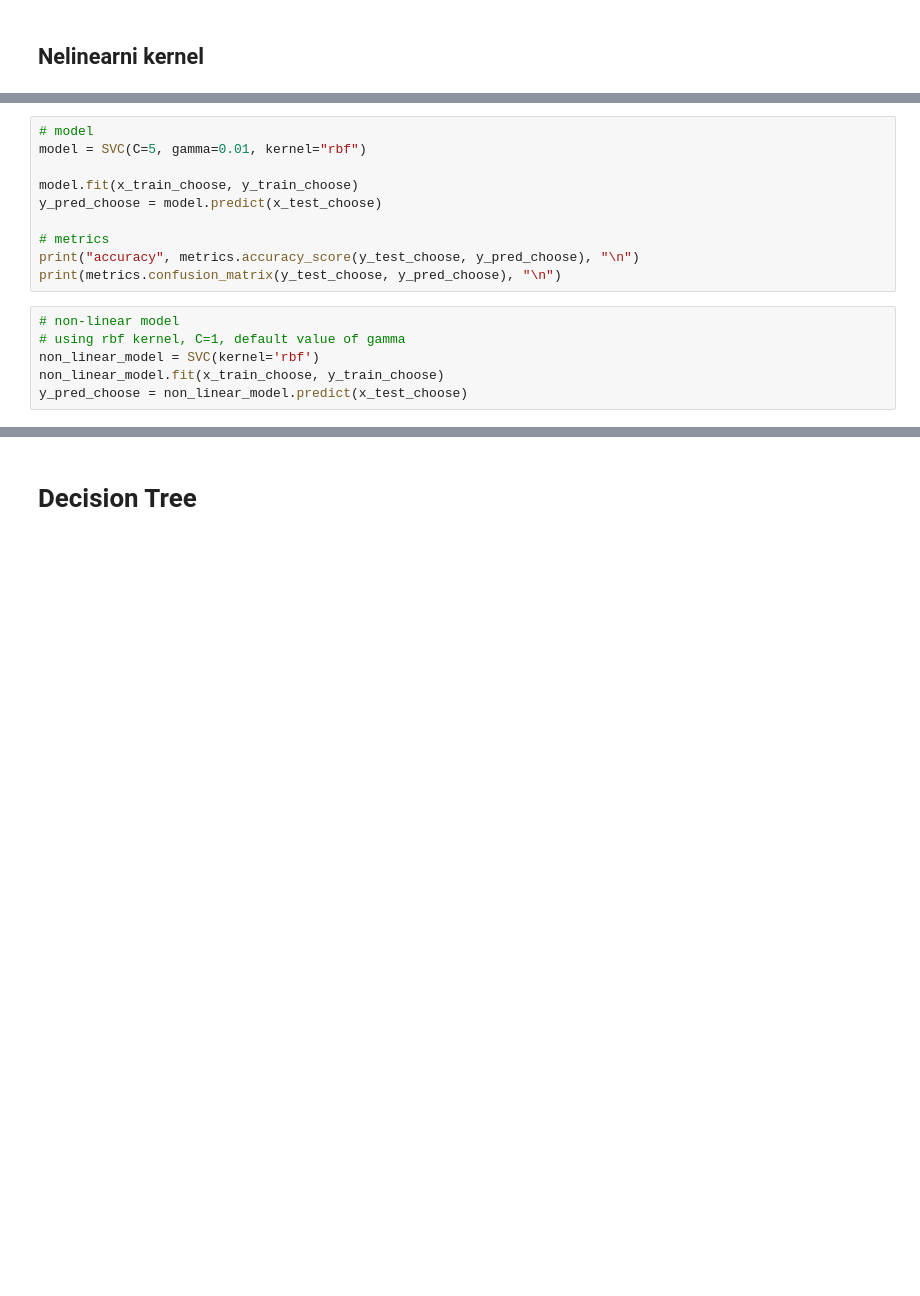
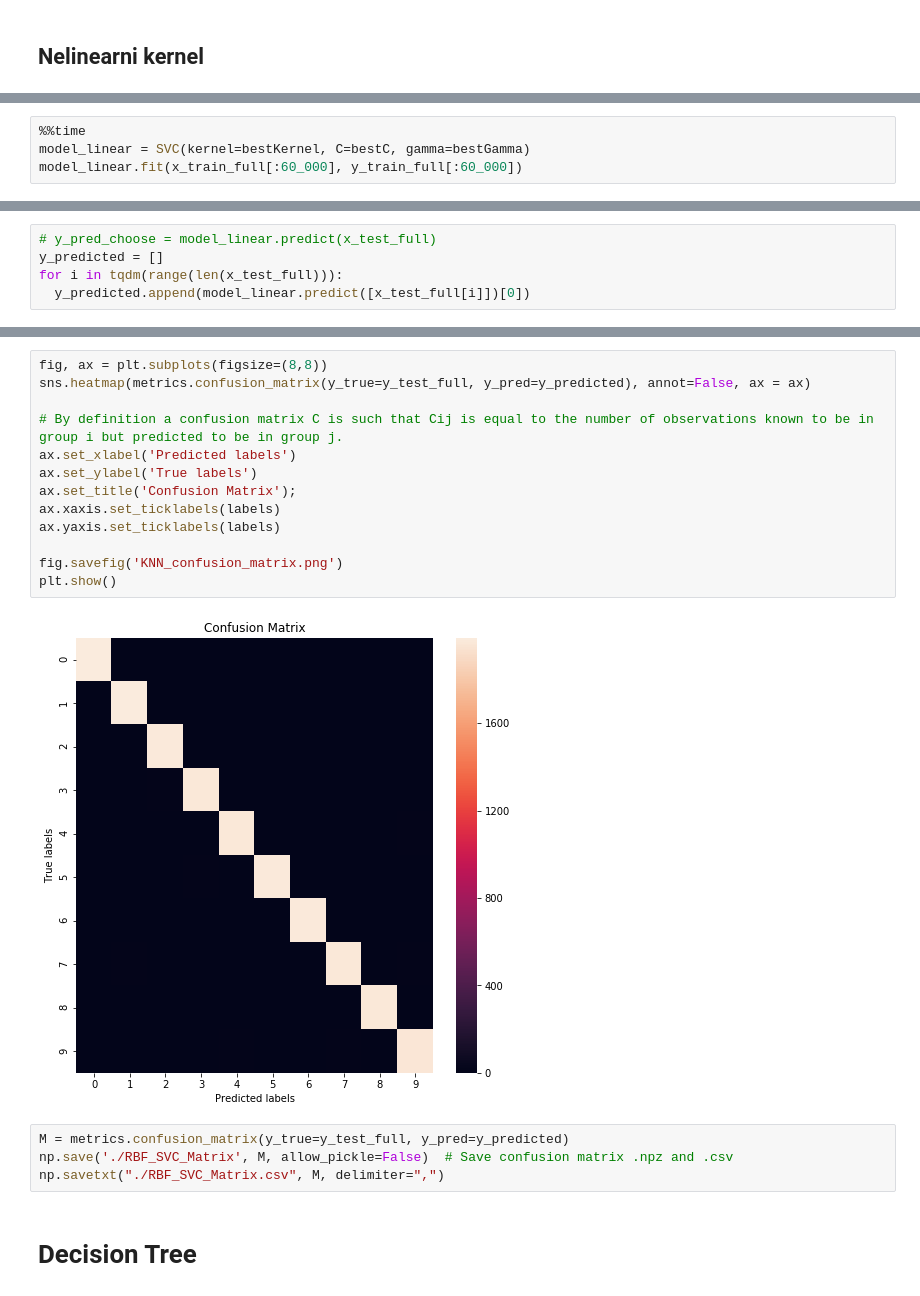
Before and after one commit to MilanCugur/DoubledMNIST, a Jupyter notebook: DoubledMNIST_Classification_Tasks.ipynb, the cells around one changed output, grey strips where cells are left out. Cells and saved outputs as stored; diff of their text form; blank space fills up the shorter version.

```diff
--- a/DoubledMNIST_Classification_Tasks.ipynb
+++ b/DoubledMNIST_Classification_Tasks.ipynb
@@ -491,16 +464,0 @@ The best test score is 0.917 corresponding to hyperparameters {'C': 5, 'gamma':
-# %%
-# model
-model = SVC(C=5, gamma=0.01, kernel="rbf")
-
-model.fit(x_train_choose, y_train_choose)
-y_pred_choose = model.predict(x_test_choose)
-
-# metrics
-print("accuracy", metrics.accuracy_score(y_test_choose, y_pred_choose), "\n")
-print(metrics.confusion_matrix(y_test_choose, y_pred_choose), "\n")
-# %%
-# non-linear model
-# using rbf kernel, C=1, default value of gamma
-non_linear_model = SVC(kernel='rbf')
-non_linear_model.fit(x_train_choose, y_train_choose)
-y_pred_choose = non_linear_model.predict(x_test_choose)
@@ -506,0 +517,4 @@ y_pred_choose = non_linear_model.predict(x_test_choose)
+# %%
+%%time
+model_linear = SVC(kernel=bestKernel, C=bestC, gamma=bestGamma)
+model_linear.fit(x_train_full[:60_000], y_train_full[:60_000])
@@ -507 +524,6 @@ y_pred_choose = non_linear_model.predict(x_test_choose)
+# %%
+# y_pred_choose = model_linear.predict(x_test_full)
+y_predicted = []
+for i in tqdm(range(len(x_test_full))):
+  y_predicted.append(model_linear.predict([x_test_full[i]])[0])
 # %%
@@ -510,3 +565,22 @@ print(metrics.confusion_matrix(y_true=y_test_choose, y_pred=y_pred_choose))
+# %%
+fig, ax = plt.subplots(figsize=(8,8))
+sns.heatmap(metrics.confusion_matrix(y_true=y_test_full, y_pred=y_predicted), annot=False, ax = ax)
+
+# By definition a confusion matrix C is such that Cij is equal to the number of observations known to be in group i but predicted to be in group j.
+ax.set_xlabel('Predicted labels')
+ax.set_ylabel('True labels')
+ax.set_title('Confusion Matrix');
+ax.xaxis.set_ticklabels(labels)
+ax.yaxis.set_ticklabels(labels)
+
+fig.savefig('KNN_confusion_matrix.png')
+plt.show()
+# %% [output]
+[figure, added]
+# %%
+M = metrics.confusion_matrix(y_true=y_test_full, y_pred=y_predicted)
+np.save('./RBF_SVC_Matrix', M, allow_pickle=False)  # Save confusion matrix .npz and .csv
+np.savetxt("./RBF_SVC_Matrix.csv", M, delimiter=",")
 # %% [markdown]
 # Decision Tree
 # %% [markdown]
```
Also changed, not shown: parts of 59 cells of this notebook.
